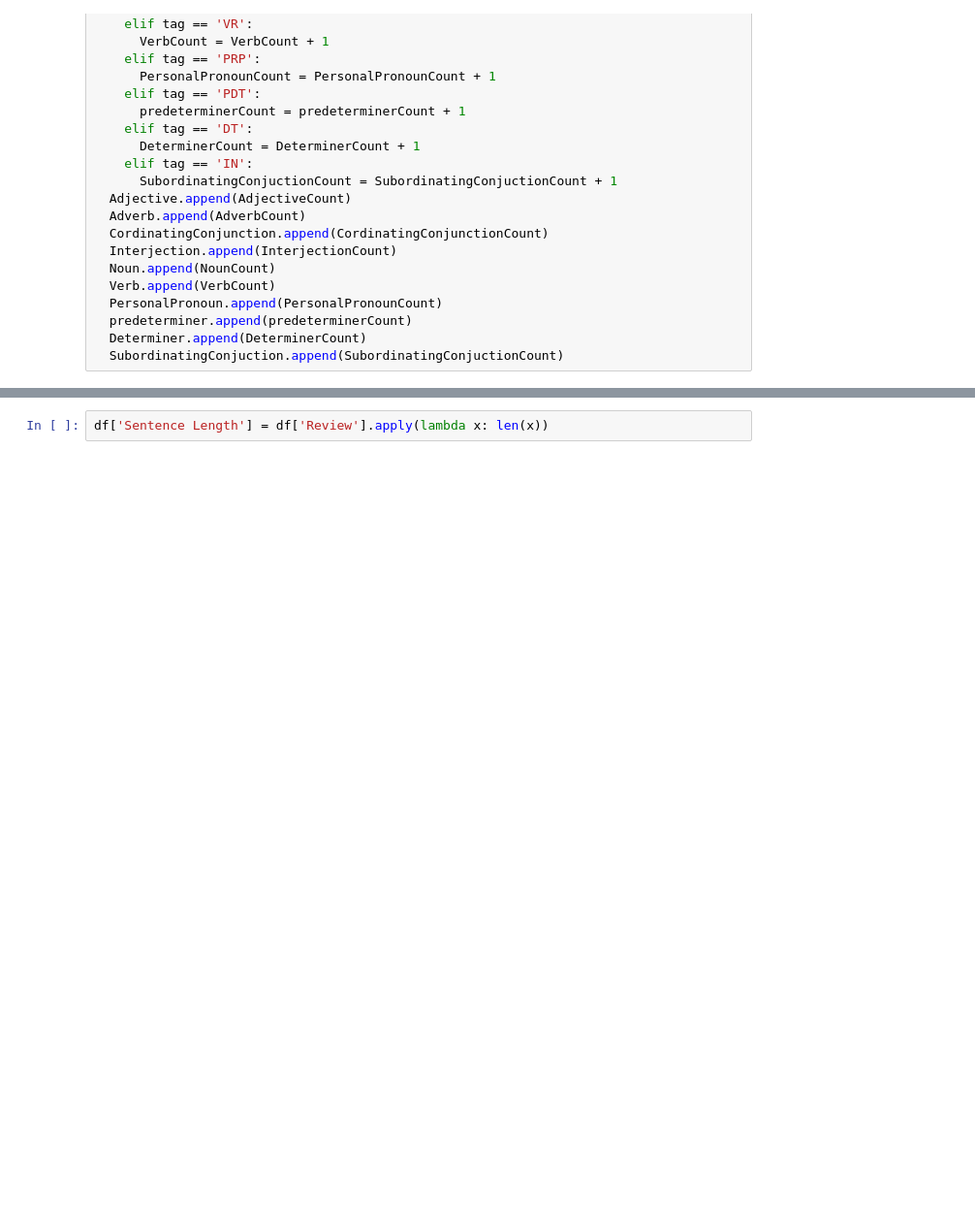
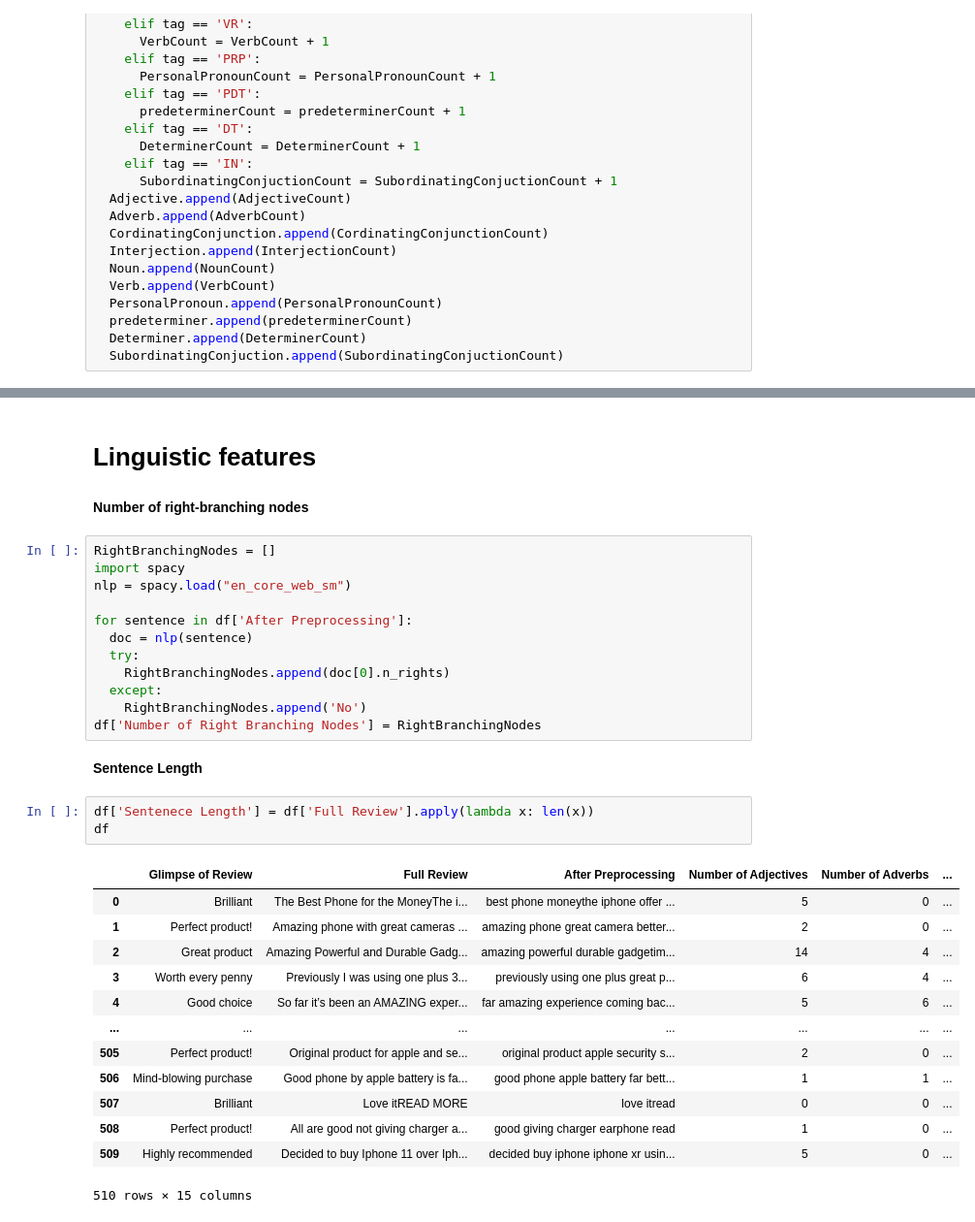
Before and after one commit to Rana-G/Ranakowndinya_INFO5731_Spring2021, a Jupyter notebook: In_class_exercise_05.ipynb, the cells around one changed output, grey strips where cells are left out. Shown at 97% size. Saved outputs shown, nothing was run; the diff lists cells and outputs as text; blank space fills up the shorter version.

```diff
--- a/In_class_exercise_05.ipynb
+++ b/In_class_exercise_05.ipynb
@@ -167,2 +356,35 @@ df['Subordinating Conjuctions'] = SubordinatingConjuction
+# %% [markdown]
+# **Linguistic features**
+# %% [markdown]
+**Number of right-branching nodes**
+# %%
+RightBranchingNodes = []
+import spacy
+nlp = spacy.load("en_core_web_sm")
+
+for sentence in df['After Preprocessing']:
+  doc = nlp(sentence)
+  try:
+    RightBranchingNodes.append(doc[0].n_rights)
+  except:
+    RightBranchingNodes.append('No')
+df['Number of Right Branching Nodes'] = RightBranchingNodes
+# %% [markdown]
+**Sentence Length**
 # %%
-df['Sentence Length'] = df['Review'].apply(lambda x: len(x))
+df['Sentenece Length'] = df['Full Review'].apply(lambda x: len(x))
+df
+# %% [output]
+|  | Glimpse of Review | Full Review | After Preprocessing | Number of Adjectives | Number of Adverbs | ... |
+| 0 | Brilliant | The Best Phone for the MoneyThe i... | best phone moneythe iphone offer ... | 5 | 0 | ... |
+| 1 | Perfect product! | Amazing phone with great cameras ... | amazing phone great camera better... | 2 | 0 | ... |
+| 2 | Great product | Amazing Powerful and Durable Gadg... | amazing powerful durable gadgetim... | 14 | 4 | ... |
+| 3 | Worth every penny | Previously I was using one plus 3... | previously using one plus great p... | 6 | 4 | ... |
+| 4 | Good choice | So far it’s been an AMAZING exper... | far amazing experience coming bac... | 5 | 6 | ... |
+| ... | ... | ... | ... | ... | ... | ... |
+| 505 | Perfect product! | Original product for apple and se... | original product apple security s... | 2 | 0 | ... |
+| 506 | Mind-blowing purchase | Good phone by apple battery is fa... | good phone apple battery far bett... | 1 | 1 | ... |
+| 507 | Brilliant | Love itREAD MORE | love itread | 0 | 0 | ... |
+| 508 | Perfect product! | All are good not giving charger a... | good giving charger earphone read | 1 | 0 | ... |
+| 509 | Highly recommended | Decided to buy Iphone 11 over Iph... | decided buy iphone iphone xr usin... | 5 | 0 | ... |
+510 rows × 15 columns
```
Also changed, not shown: parts of 29 cells of this notebook, 4 other files.
